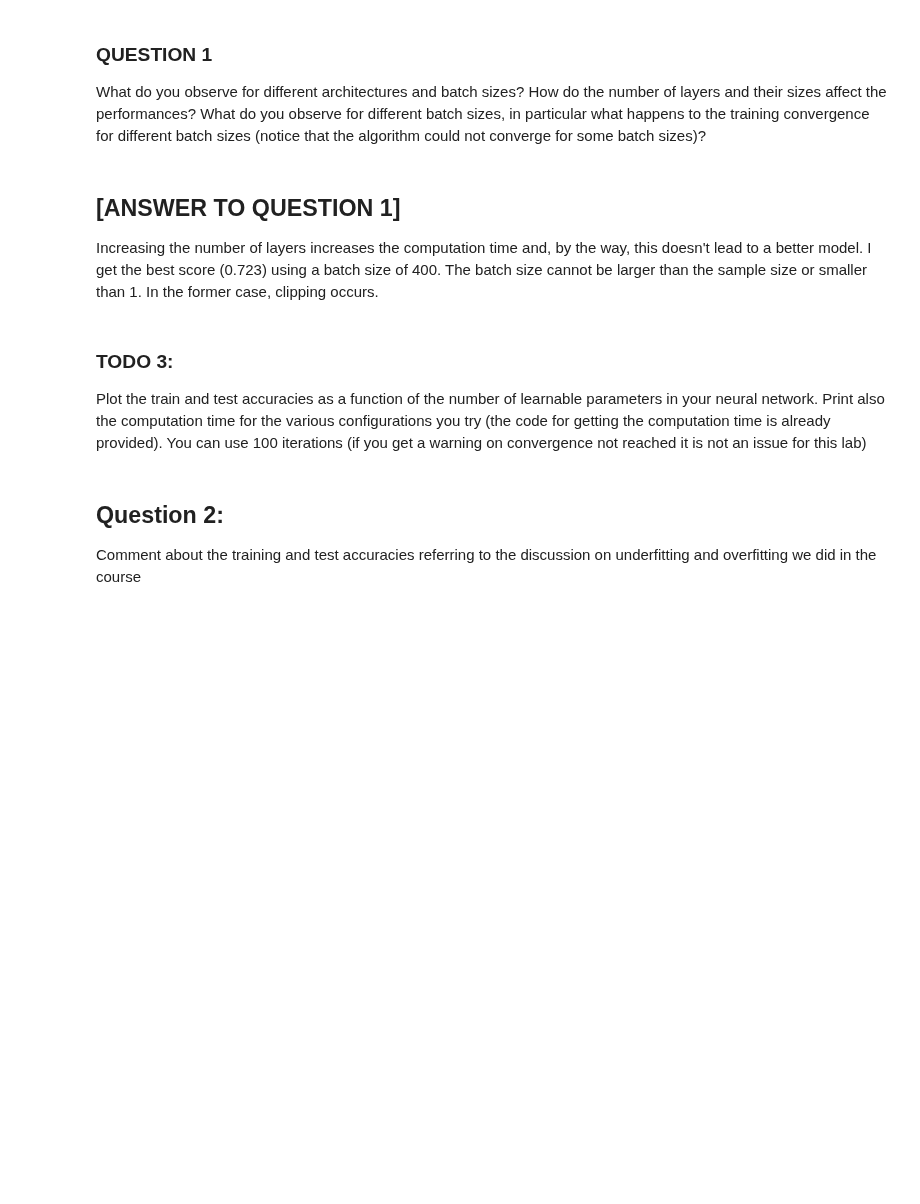
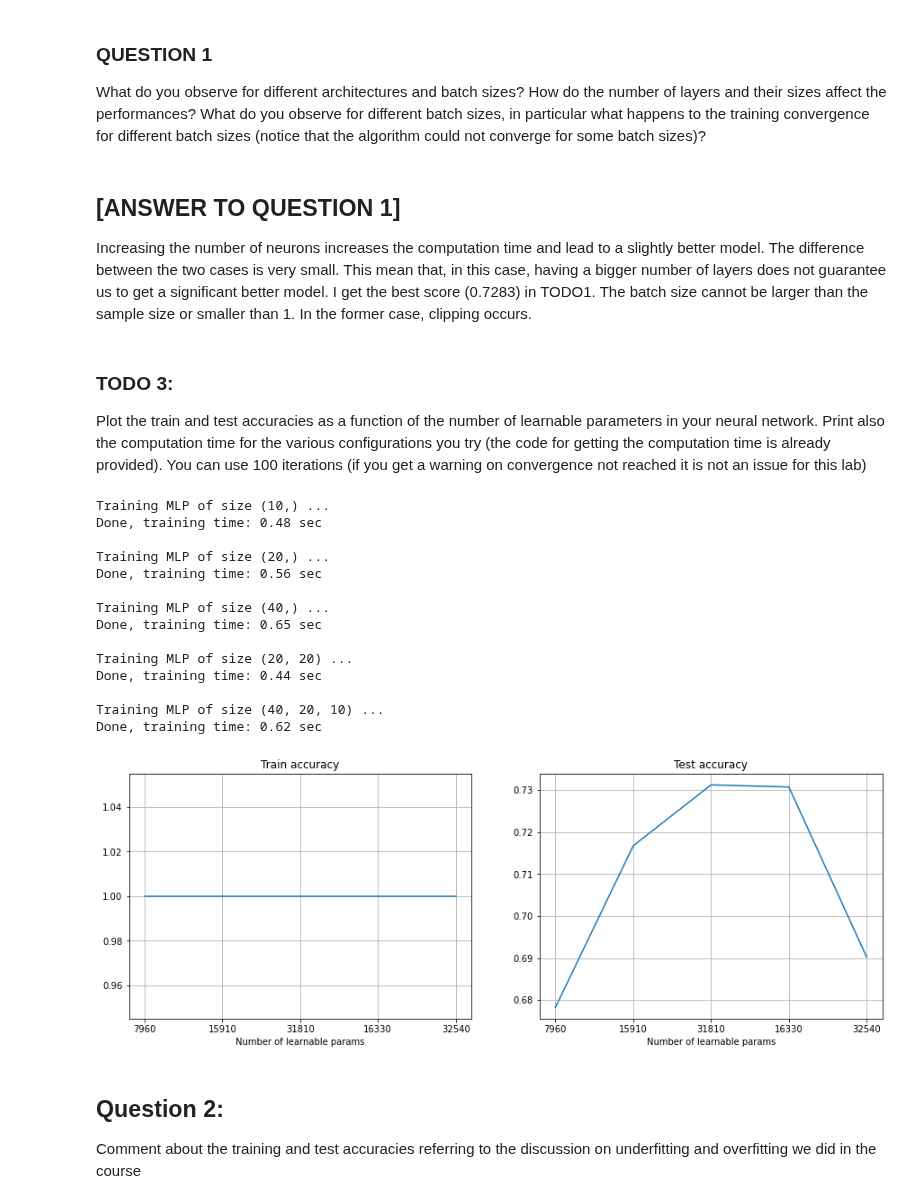
Before and after one commit to vittorioexp/machine-learning-exercises, a Jupyter notebook: homework3/esposito_vittorio_lab3.ipynb, the cells around one changed output. Saved outputs shown, nothing was run; the diff lists cells and outputs as text; code cells hidden in the pictures; blank space fills up the shorter version.

```diff
--- a/homework3/esposito_vittorio_lab3.ipynb
+++ b/homework3/esposito_vittorio_lab3.ipynb
@@ -162,8 +204,10 @@ print("\nAll scores on the grid:" + str(s_1.cv_results_) + "\n")
 What do you observe for different architectures and batch sizes? How do the number of layers and their sizes affect the performances? What do you observe for different batch sizes, in particular what happens to the training convergence for different batch sizes (notice that the algorithm could not converge for some batch sizes)?
 # %% [markdown]
 ## [ANSWER TO QUESTION 1]
-Increasing the number of layers increases the computation time and, by the way, this doesn't lead to a better model.
-I get the best score (0.723) using a batch size of 400.
+Increasing the number of neurons increases the computation time and lead to a slightly better model.
+The difference between the two cases is very small.
+This mean that, in this case, having a bigger number of layers does not guarantee us to get a significant better model.
+I get the best score (0.7283) in TODO1.
 The batch size cannot be larger than the sample size or smaller than 1.
 In the former case, clipping occurs.
 # %% [markdown]
@@ -192,36 +236,52 @@ train_acc_list, test_acc_list = [], []
 for hl_size in hl_sizes:
     print('Training MLP of size {} ...'.format(hl_size))
     mlp_2 = MLPClassifier(
-        hidden_layer_sizes=s.best_params_['hidden_layer_sizes'],
+        hidden_layer_sizes=hl_size,
         max_iter=100,
         alpha=1e-4,
         solver='sgd',
         tol=1e-4,
         random_state=ID,
         learning_rate_init=.1)\
         .fit(X_train, y_train)
 
     train_acc_list.append(mlp_2.score(X_train, y_train))
     test_acc_list.append(mlp_2.score(X_test, y_test))
     print('Done, training time: {:.2f} sec\n'.format(time.time()-ti))
     ti = time.time()
 
 fig, ax = plt.subplots(1,2, figsize=(15,5))
 
 
 ax[0].plot(train_acc_list)
 ax[0].set_xlabel('Number of learnable params')
 ax[0].set_title('Train accuracy')
 ax[0].set_xticks(np.arange(0,len(hl_labels)))
 ax[0].set_xticklabels(hl_labels)
 ax[0].grid(True)
 
 ax[1].plot(test_acc_list)
 ax[1].set_xlabel('Number of learnable params')
 ax[1].set_title('Test accuracy')
 ax[1].set_xticks(np.arange(0,len(hl_labels)))
 ax[1].set_xticklabels(hl_labels)
 ax[1].grid(True)
+# %% [output]
+Training MLP of size (10,) ...
+Done, training time: 0.48 sec
+
+Training MLP of size (20,) ...
+Done, training time: 0.56 sec
+
+Training MLP of size (40,) ...
+Done, training time: 0.65 sec
+
+Training MLP of size (20, 20) ...
+Done, training time: 0.44 sec
+
+Training MLP of size (40, 20, 10) ...
+Done, training time: 0.62 sec
+[figure, added]
 # %% [markdown]
 ## Question 2:
 
```
Also changed, not shown: parts of 22 cells of this notebook.
